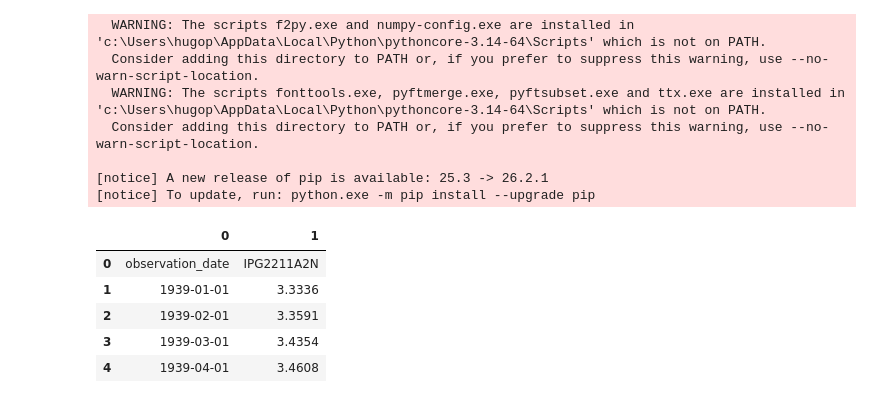
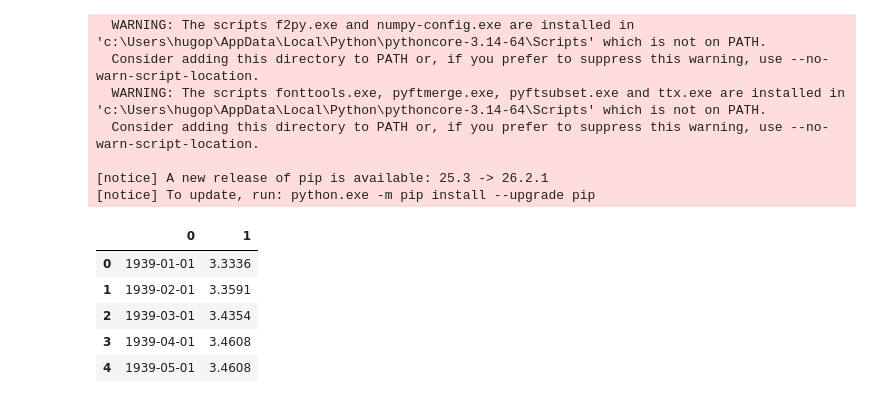
Before and after one commit to Kirfea/energy-consumption-forecasting, a Jupyter notebook: Energy_Consumption_Forecasting.ipynb, the cells around one changed output. Drawn from its saved outputs; the diff is of its cells as text; code cells hidden in the pictures.

```diff
--- a/Energy_Consumption_Forecasting.ipynb
+++ b/Energy_Consumption_Forecasting.ipynb
@@ -90,14 +90,15 @@ m.rcParams['grid.linewidth'] = 0.8
 m.rcParams['grid.alpha'] = 0.5
 # %%
 # 3. Loading the Data
-df = pd.read_csv('Electric_Production.csv', header=None)
+df = pd.read_csv('Electric_Production.csv', skiprows=1, header = None)
+#Here we skip the 1st line because it would have showed us the headers of the csv file
 
 # 4. Visualizing the Data
 df.head()
 # %% [output]
 |  | 0 | 1 |
-| 0 | observation_date | IPG2211A2N |
-| 1 | 1939-01-01 | 3.3336 |
-| 2 | 1939-02-01 | 3.3591 |
-| 3 | 1939-03-01 | 3.4354 |
-| 4 | 1939-04-01 | 3.4608 |
+| 0 | 1939-01-01 | 3.3336 |
+| 1 | 1939-02-01 | 3.3591 |
+| 2 | 1939-03-01 | 3.4354 |
+| 3 | 1939-04-01 | 3.4608 |
+| 4 | 1939-05-01 | 3.4608 |
```
Also changed, not shown: parts of 4 cells of this notebook.
